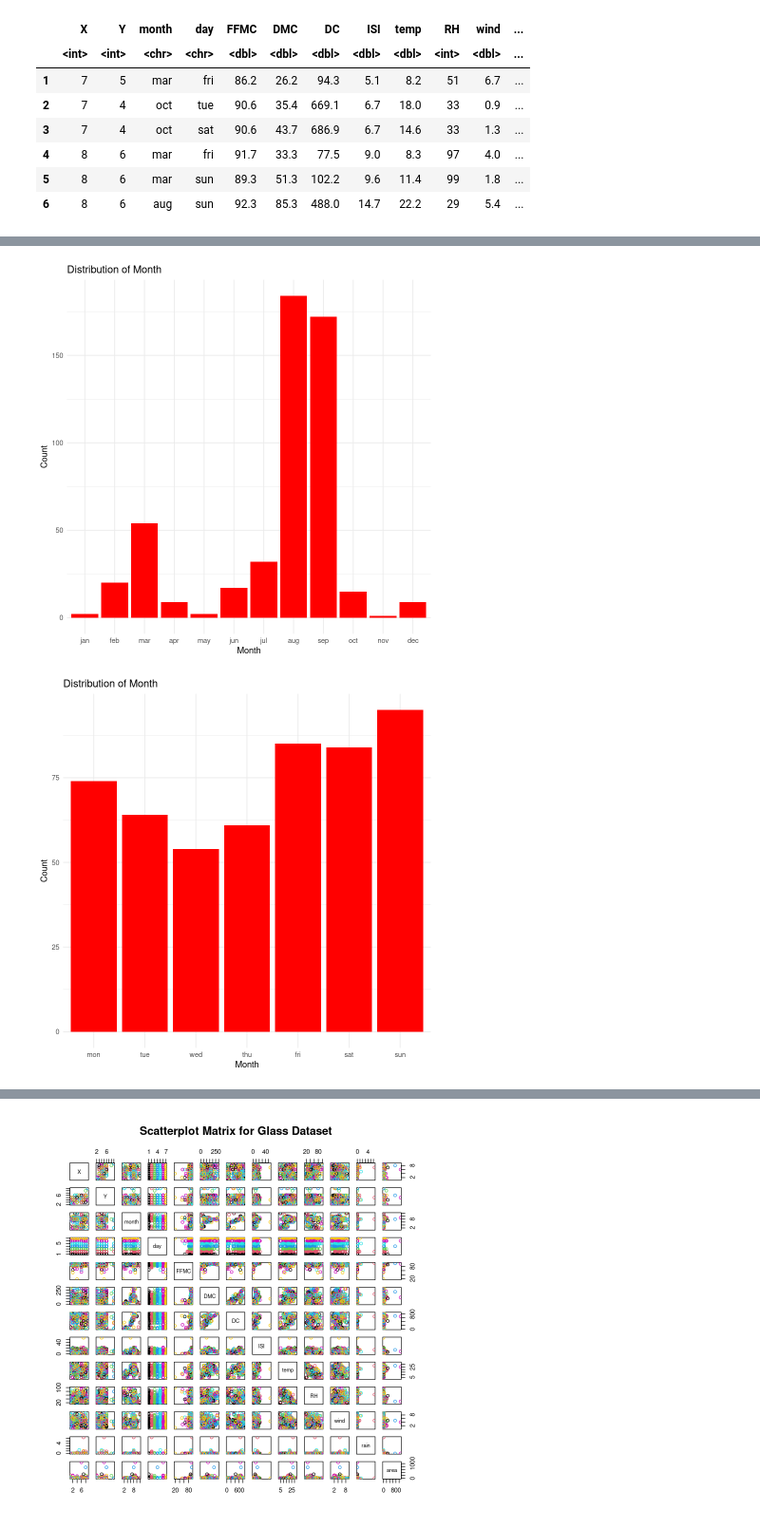
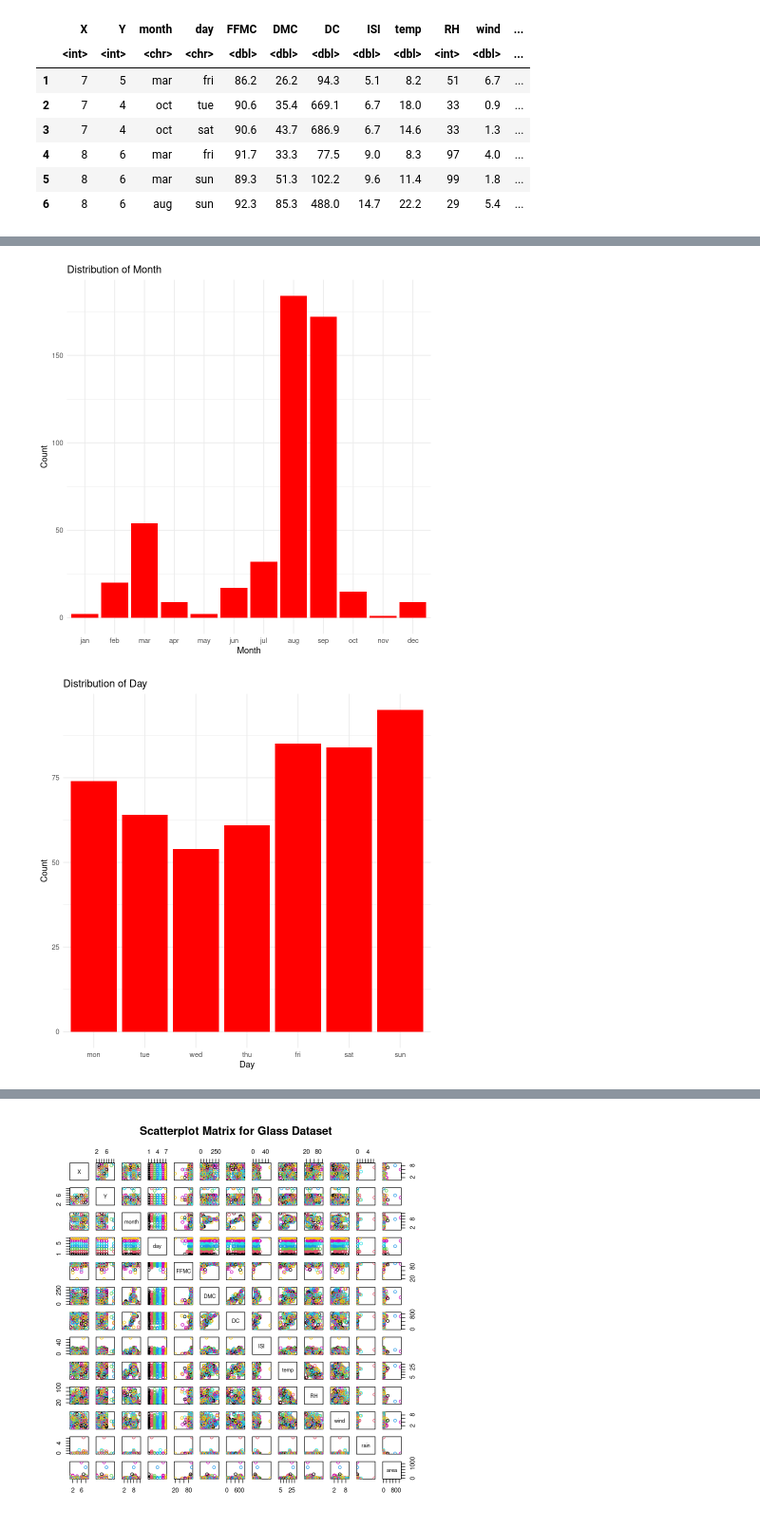
Before and after one commit to SIDCH1994/Forest_Fires_Prediction, a Jupyter notebook: DASC_5302_Final_Project2.ipynb, the cells around one changed output, grey strips where cells are left out. Shown at 95% size. Drawn from its saved outputs; the diff is of its cells as text; code cells hidden in the pictures.

```diff
--- a/DASC_5302_Final_Project2.ipynb
+++ b/DASC_5302_Final_Project2.ipynb
@@ -63,25 +63,27 @@ hist(forest$area, main="Distribution of area", xlab="Fe", col="#f5b4ed", border=
 # %%
+## Distribution of data over month and day
+
 # par(mfrow =c(1,2))
 forest$month <- factor(forest$month,
                      levels = c("jan", "feb", "mar", "apr", "may", "jun",
                                 "jul", "aug", "sep", "oct", "nov", "dec"))
 
 library(ggplot2)
 ggplot(forest, aes(x = month)) +
   geom_bar(fill = "red") +
   labs(title = "Distribution of Month", x = "Month", y = "Count") +
   theme_minimal()
 
 
 forest$day <- factor(forest$day,
                      levels = c("mon", "tue", "wed", "thu", "fri", "sat", "sun"))
 
 library(ggplot2)
 ggplot(forest, aes(x = day)) +
   geom_bar(fill = "red") +
-  labs(title = "Distribution of Month", x = "Month", y = "Count") +
+  labs(title = "Distribution of Day", x = "Day", y = "Count") +
   theme_minimal()
 # %% [output]
 [figure]
-[figure, old version]
+[figure, new version]
 # %%
```
Also changed, not shown: parts of 21 cells of this notebook.
